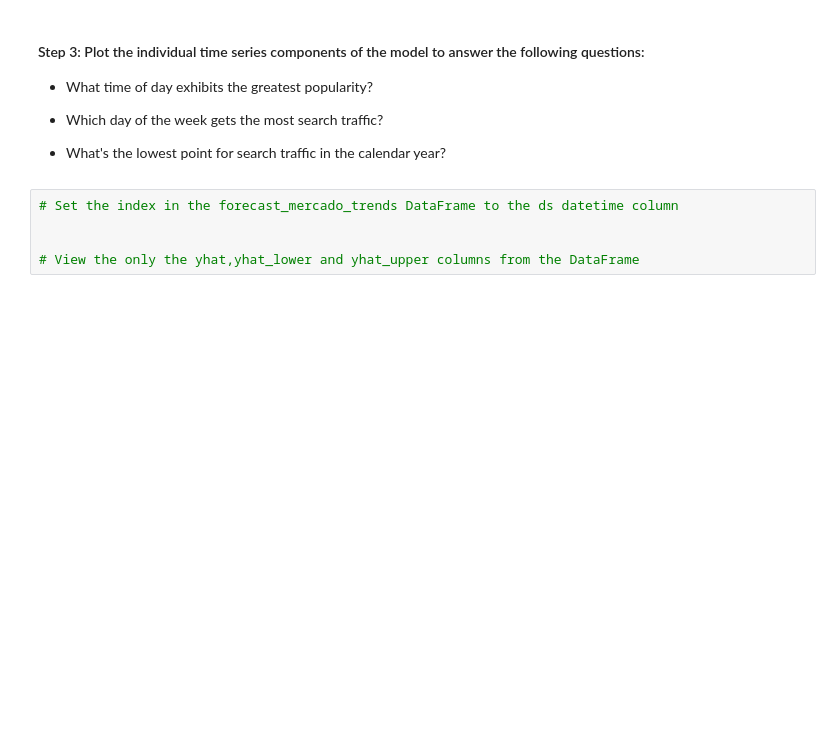
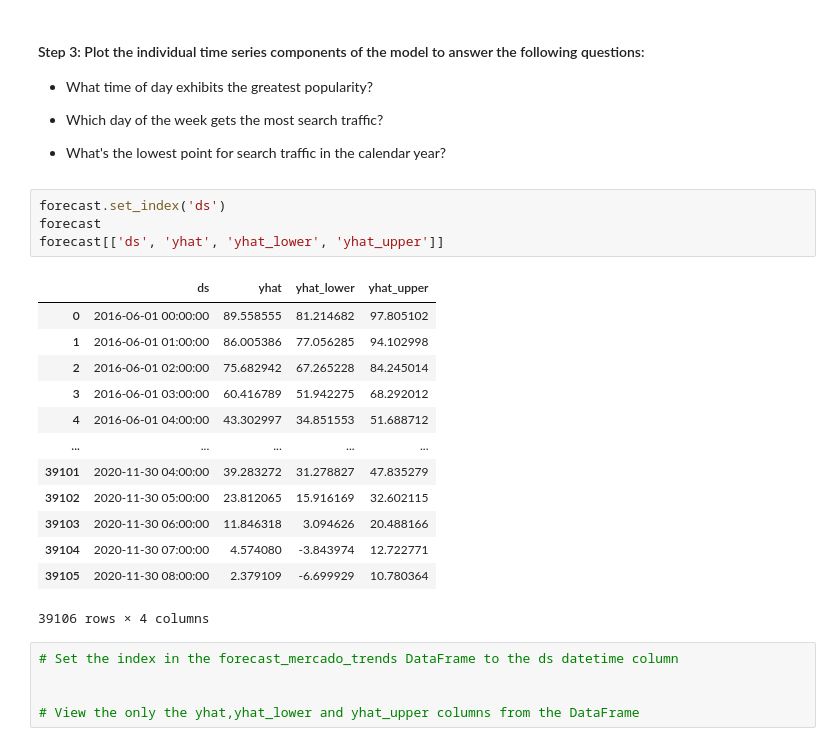
Before and after one commit to jjmccarty/prophet-challenge, a Jupyter notebook: forecasting_net_prophet.ipynb, the cells around one changed output. Saved outputs shown, nothing was run; the diff lists cells and outputs as text; blank space fills up the shorter version.

```diff
--- a/forecasting_net_prophet.ipynb
+++ b/forecasting_net_prophet.ipynb
@@ -577,6 +655,24 @@ INFO:cmdstanpy:Chain [1] done processing
 * Which day of the week gets the most search traffic?
 
 * What's the lowest point for search traffic in the calendar year?
+# %%
+forecast.set_index('ds')
+forecast
+forecast[['ds', 'yhat', 'yhat_lower', 'yhat_upper']]
+# %% [output]
+|  | ds | yhat | yhat_lower | yhat_upper |
+| 0 | 2016-06-01 00:00:00 | 89.558555 | 81.214682 | 97.805102 |
+| 1 | 2016-06-01 01:00:00 | 86.005386 | 77.056285 | 94.102998 |
+| 2 | 2016-06-01 02:00:00 | 75.682942 | 67.265228 | 84.245014 |
+| 3 | 2016-06-01 03:00:00 | 60.416789 | 51.942275 | 68.292012 |
+| 4 | 2016-06-01 04:00:00 | 43.302997 | 34.851553 | 51.688712 |
+| ... | ... | ... | ... | ... |
+| 39101 | 2020-11-30 04:00:00 | 39.283272 | 31.278827 | 47.835279 |
+| 39102 | 2020-11-30 05:00:00 | 23.812065 | 15.916169 | 32.602115 |
+| 39103 | 2020-11-30 06:00:00 | 11.846318 | 3.094626 | 20.488166 |
+| 39104 | 2020-11-30 07:00:00 | 4.574080 | -3.843974 | 12.722771 |
+| 39105 | 2020-11-30 08:00:00 | 2.379109 | -6.699929 | 10.780364 |
+39106 rows × 4 columns
 # %%
 # Set the index in the forecast_mercado_trends DataFrame to the ds datetime column
 
```
Also changed, not shown: parts of 10 cells of this notebook.
